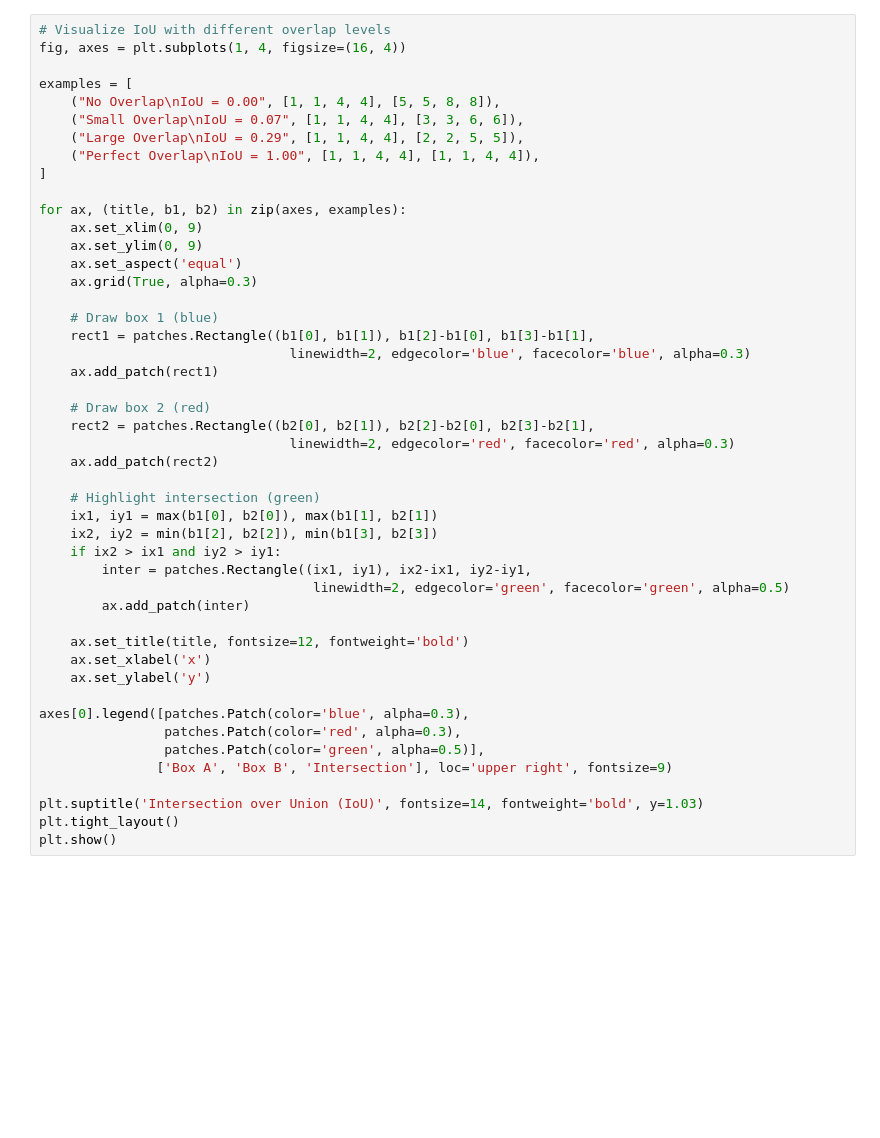
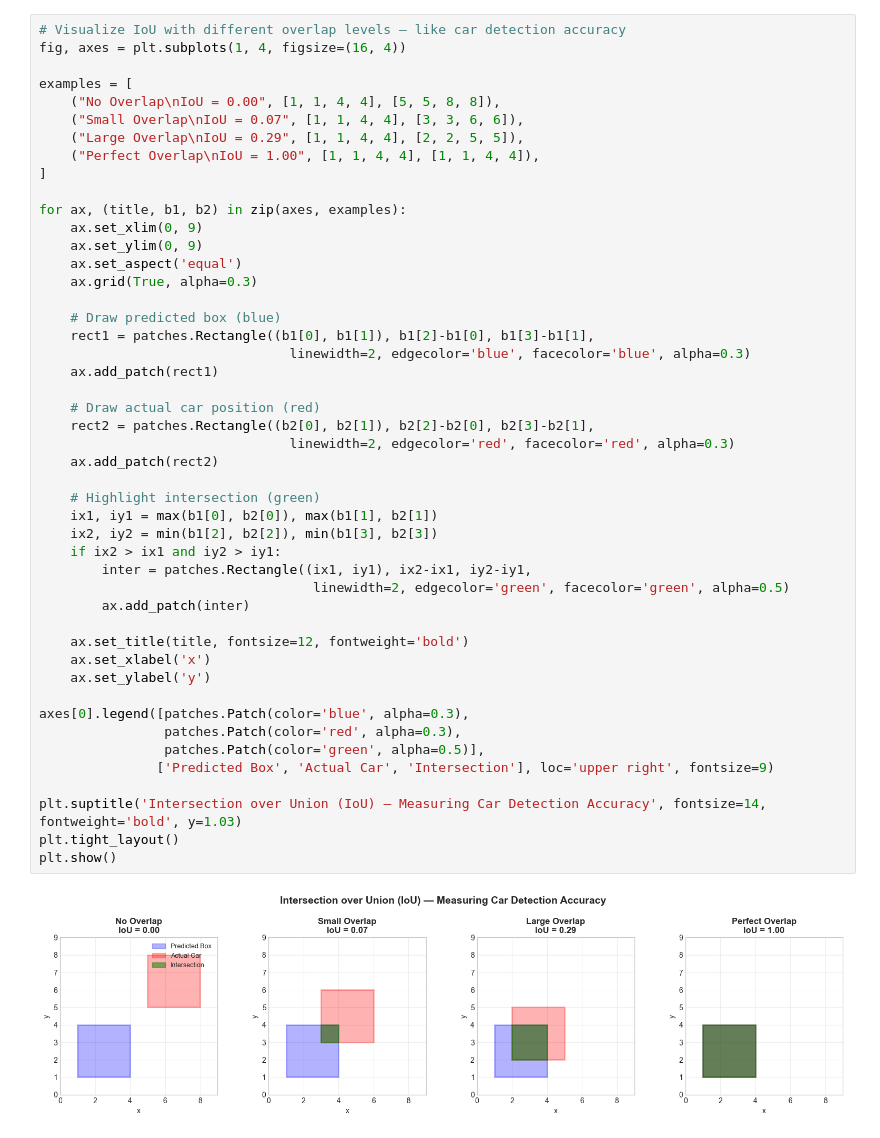
Before and after one commit to dan-shah/foundations-of-ai, a Jupyter notebook: 14_computer_vision_depth.ipynb, the cells around one changed output. Cells and saved outputs as stored; diff of their text form; blank space fills up the shorter version.

```diff
--- a/14_computer_vision_depth.ipynb
+++ b/14_computer_vision_depth.ipynb
@@ -206,5 +240,5 @@ print(f"\nManual check: 4/14 = {4/14:.4f}")
 # %%
-# Visualize IoU with different overlap levels
+# Visualize IoU with different overlap levels — like car detection accuracy
 fig, axes = plt.subplots(1, 4, figsize=(16, 4))
 
 examples = [
@@ -219,37 +253,39 @@ for ax, (title, b1, b2) in zip(axes, examples):
     ax.set_ylim(0, 9)
     ax.set_aspect('equal')
     ax.grid(True, alpha=0.3)
 
-    # Draw box 1 (blue)
+    # Draw predicted box (blue)
     rect1 = patches.Rectangle((b1[0], b1[1]), b1[2]-b1[0], b1[3]-b1[1],
                                 linewidth=2, edgecolor='blue', facecolor='blue', alpha=0.3)
     ax.add_patch(rect1)
 
-    # Draw box 2 (red)
+    # Draw actual car position (red)
     rect2 = patches.Rectangle((b2[0], b2[1]), b2[2]-b2[0], b2[3]-b2[1],
                                 linewidth=2, edgecolor='red', facecolor='red', alpha=0.3)
     ax.add_patch(rect2)
 
     # Highlight intersection (green)
     ix1, iy1 = max(b1[0], b2[0]), max(b1[1], b2[1])
     ix2, iy2 = min(b1[2], b2[2]), min(b1[3], b2[3])
     if ix2 > ix1 and iy2 > iy1:
         inter = patches.Rectangle((ix1, iy1), ix2-ix1, iy2-iy1,
                                    linewidth=2, edgecolor='green', facecolor='green', alpha=0.5)
         ax.add_patch(inter)
 
     ax.set_title(title, fontsize=12, fontweight='bold')
     ax.set_xlabel('x')
     ax.set_ylabel('y')
 
 axes[0].legend([patches.Patch(color='blue', alpha=0.3),
                 patches.Patch(color='red', alpha=0.3),
                 patches.Patch(color='green', alpha=0.5)],
-               ['Box A', 'Box B', 'Intersection'], loc='upper right', fontsize=9)
+               ['Predicted Box', 'Actual Car', 'Intersection'], loc='upper right', fontsize=9)
 
-plt.suptitle('Intersection over Union (IoU)', fontsize=14, fontweight='bold', y=1.03)
+plt.suptitle('Intersection over Union (IoU) — Measuring Car Detection Accuracy', fontsize=14, fontweight='bold', y=1.03)
 plt.tight_layout()
 plt.show()
+# %% [output]
+[figure, added]
 # %% [markdown]
 ### Anchor Boxes
 
```
Also changed, not shown: parts of 44 cells of this notebook, 53 other files.
